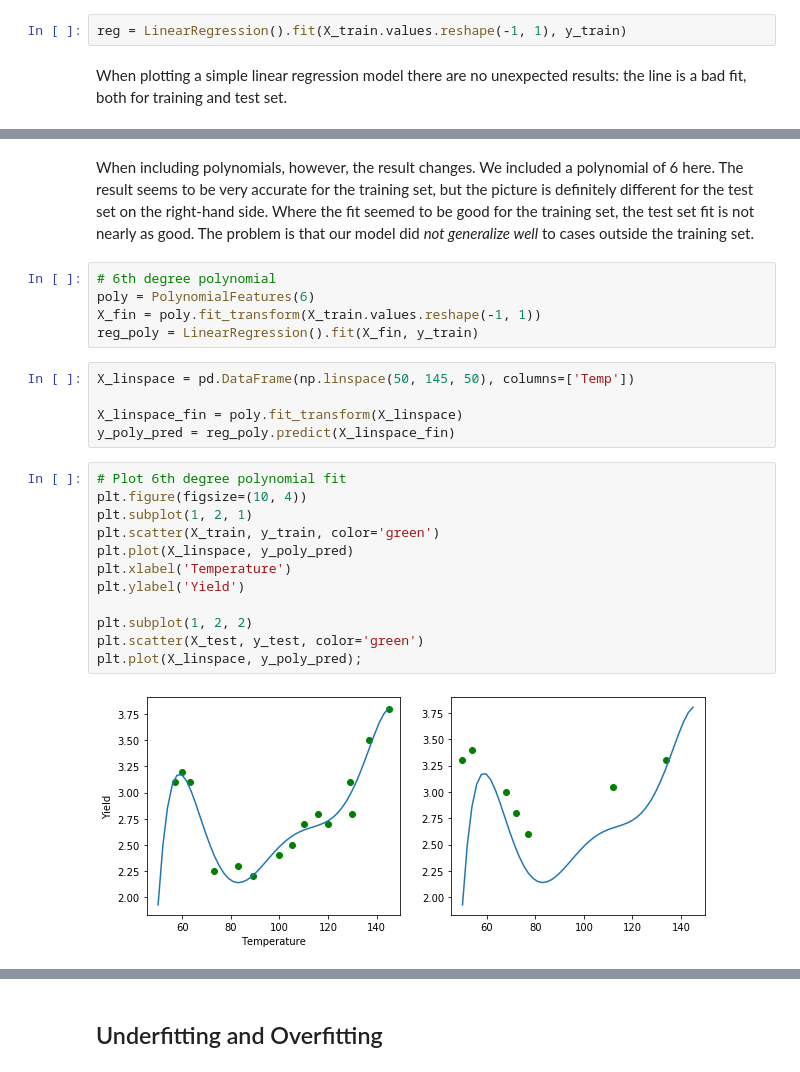
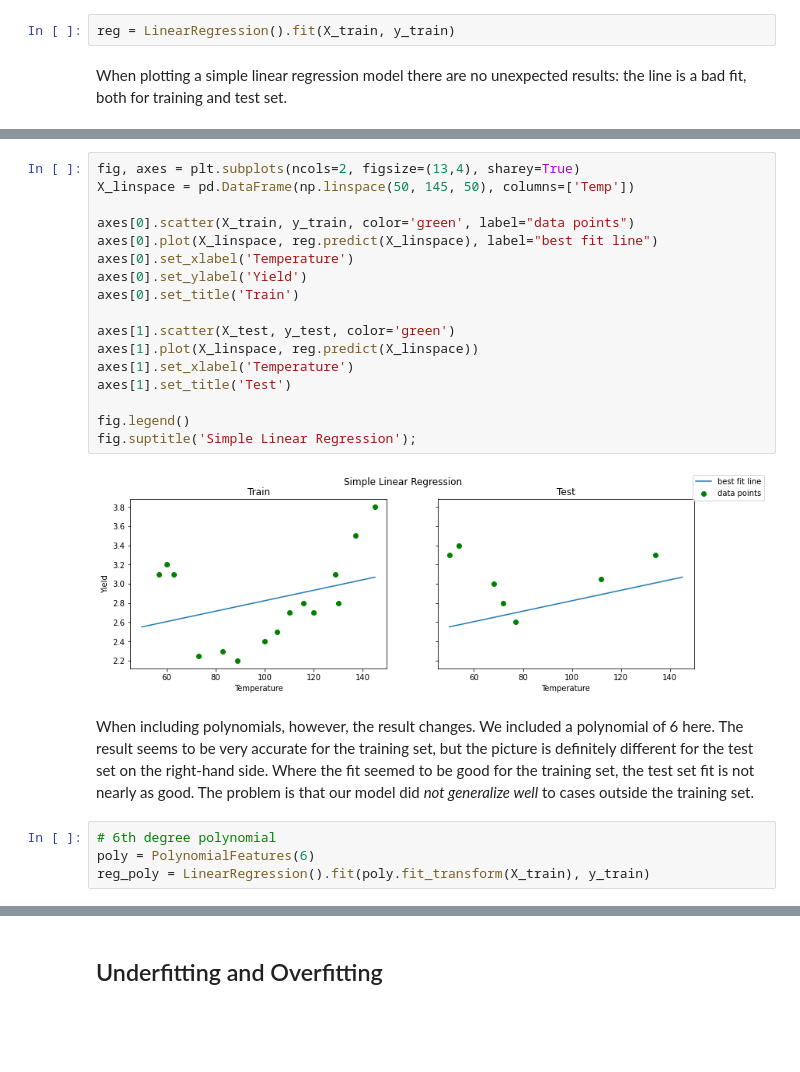
Before and after one commit to learn-co-curriculum/dsc-bias-variance-trade-off, a Jupyter notebook: index.ipynb, the cells around one changed output, grey strips where cells are left out. Drawn from its saved outputs; the diff is of its cells as text; blank space fills up the shorter version.

```diff
--- a/index.ipynb
+++ b/index.ipynb
@@ -53,4 +64,4 @@ X_train, X_test, y_train, y_test = train_test_split(X, y, test_size=0.30, random
 # %%
-reg = LinearRegression().fit(X_train.values.reshape(-1, 1), y_train)
+reg = LinearRegression().fit(X_train, y_train)
 # %% [markdown]
 When plotting a simple linear regression model there are no unexpected results: the line is a bad fit, both for training and test set.
@@ -72,26 +68,25 @@ plt.xlabel('Temperature');
+# %%
+fig, axes = plt.subplots(ncols=2, figsize=(13,4), sharey=True)
+X_linspace = pd.DataFrame(np.linspace(50, 145, 50), columns=['Temp'])
+
+axes[0].scatter(X_train, y_train, color='green', label="data points")
+axes[0].plot(X_linspace, reg.predict(X_linspace), label="best fit line")
+axes[0].set_xlabel('Temperature')
+axes[0].set_ylabel('Yield')
+axes[0].set_title('Train')
+
+axes[1].scatter(X_test, y_test, color='green')
+axes[1].plot(X_linspace, reg.predict(X_linspace))
+axes[1].set_xlabel('Temperature')
+axes[1].set_title('Test')
+
+fig.legend()
+fig.suptitle('Simple Linear Regression');
+# %% [output]
+[figure, added]
 # %% [markdown]
 When including polynomials, however, the result changes. We included a polynomial of 6 here. The result seems to be very accurate for the training set, but the picture is definitely different for the test set on the right-hand side. Where the fit seemed to be good for the training set, the test set fit is not nearly as good. The problem is that our model did *not generalize well* to cases outside the training set.
 # %%
 # 6th degree polynomial
 poly = PolynomialFeatures(6)
-X_fin = poly.fit_transform(X_train.values.reshape(-1, 1))
-reg_poly = LinearRegression().fit(X_fin, y_train)
+reg_poly = LinearRegression().fit(poly.fit_transform(X_train), y_train)
-# %%
-X_linspace = pd.DataFrame(np.linspace(50, 145, 50), columns=['Temp'])
-
-X_linspace_fin = poly.fit_transform(X_linspace)
-y_poly_pred = reg_poly.predict(X_linspace_fin)
-# %%
-# Plot 6th degree polynomial fit
-plt.figure(figsize=(10, 4))
-plt.subplot(1, 2, 1)
-plt.scatter(X_train, y_train, color='green')
-plt.plot(X_linspace, y_poly_pred)
-plt.xlabel('Temperature')
-plt.ylabel('Yield')
-
-plt.subplot(1, 2, 2)
-plt.scatter(X_test, y_test, color='green')
-plt.plot(X_linspace, y_poly_pred);
-# %% [output]
-[figure, removed]
```
Also changed, not shown: parts of 29 cells of this notebook, 6 other files.
